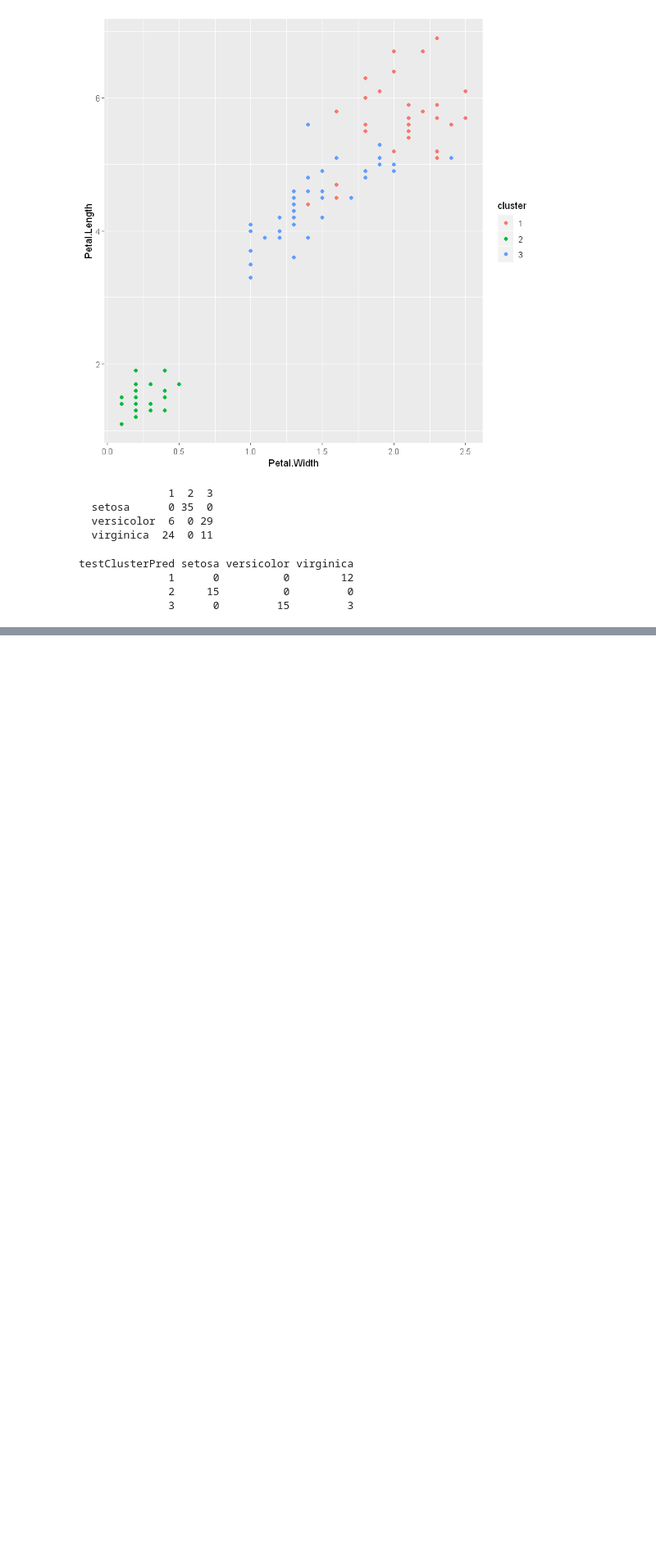
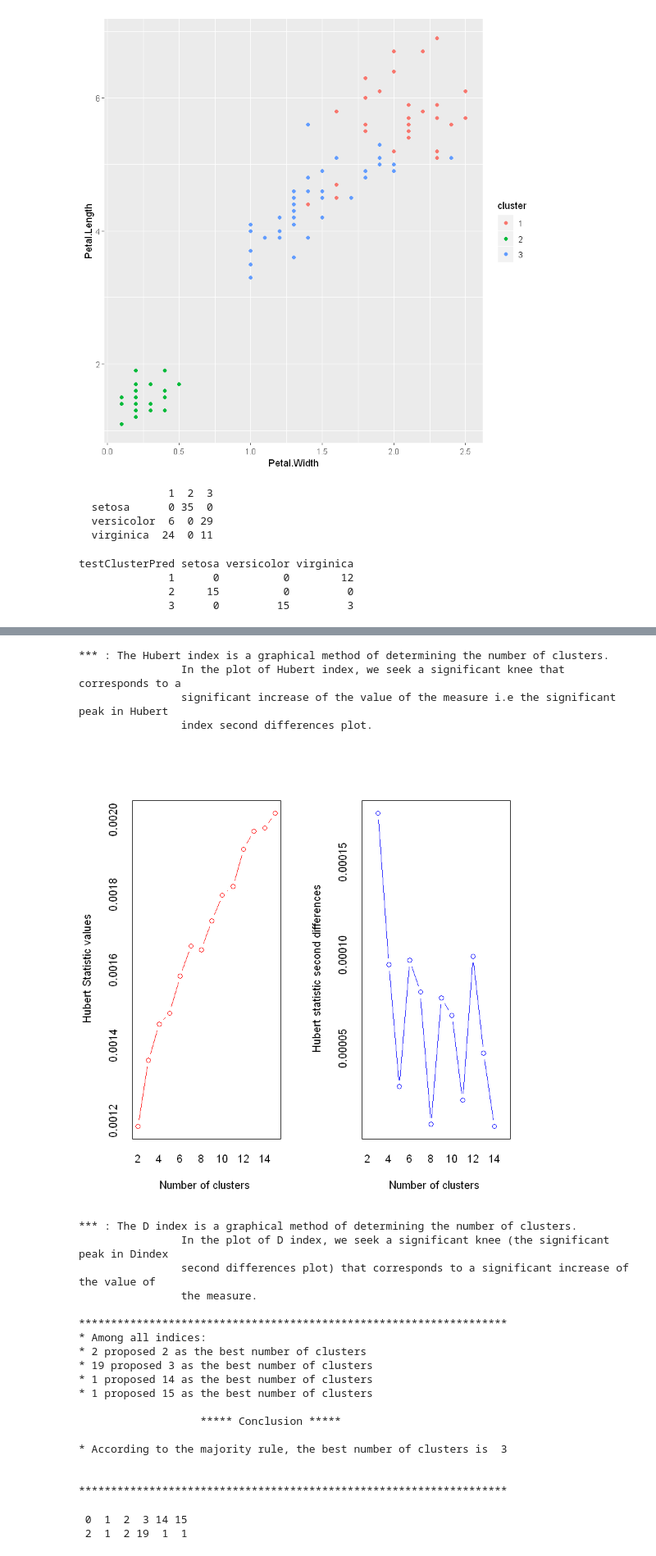
Before and after one commit to leejungmu/first-repository, a Jupyter notebook: clustering.ipynb, the cells around one changed output, grey strips where cells are left out. Shown: that part at 82% size. Cells and saved outputs as stored; diff of their text form; code cells hidden in the pictures; blank space fills up the shorter version.

```diff
--- a/clustering.ipynb
+++ b/clustering.ipynb
@@ -168,0 +230,31 @@ testClusterPred setosa versicolor virginica
+# %%
+library(NbClust)
+set.seed(1234)
+nc <- NbClust(df, min.nc = 2, max.nc = 15, method = "kmeans")
+table(nc$Best.nc[1, ])
+# %% [output]
+*** : The Hubert index is a graphical method of determining the number of clusters.
+                In the plot of Hubert index, we seek a significant knee that corresponds to a
+                significant increase of the value of the measure i.e the significant peak in Hubert
+                index second differences plot.
+[figure, added]
+*** : The D index is a graphical method of determining the number of clusters.
+                In the plot of D index, we seek a significant knee (the significant peak in Dindex
+                second differences plot) that corresponds to a significant increase of the value of
+                the measure.
+
+*******************************************************************
+* Among all indices:
+* 2 proposed 2 as the best number of clusters
+* 19 proposed 3 as the best number of clusters
+* 1 proposed 14 as the best number of clusters
+* 1 proposed 15 as the best number of clusters
+
+                   ***** Conclusion *****
+
+* According to the majority rule, the best number of clusters is  3
+
+
+*******************************************************************
+ 0  1  2  3 14 15
+ 2  1  2 19  1  1
```
Also changed, not shown: parts of 24 cells of this notebook.
